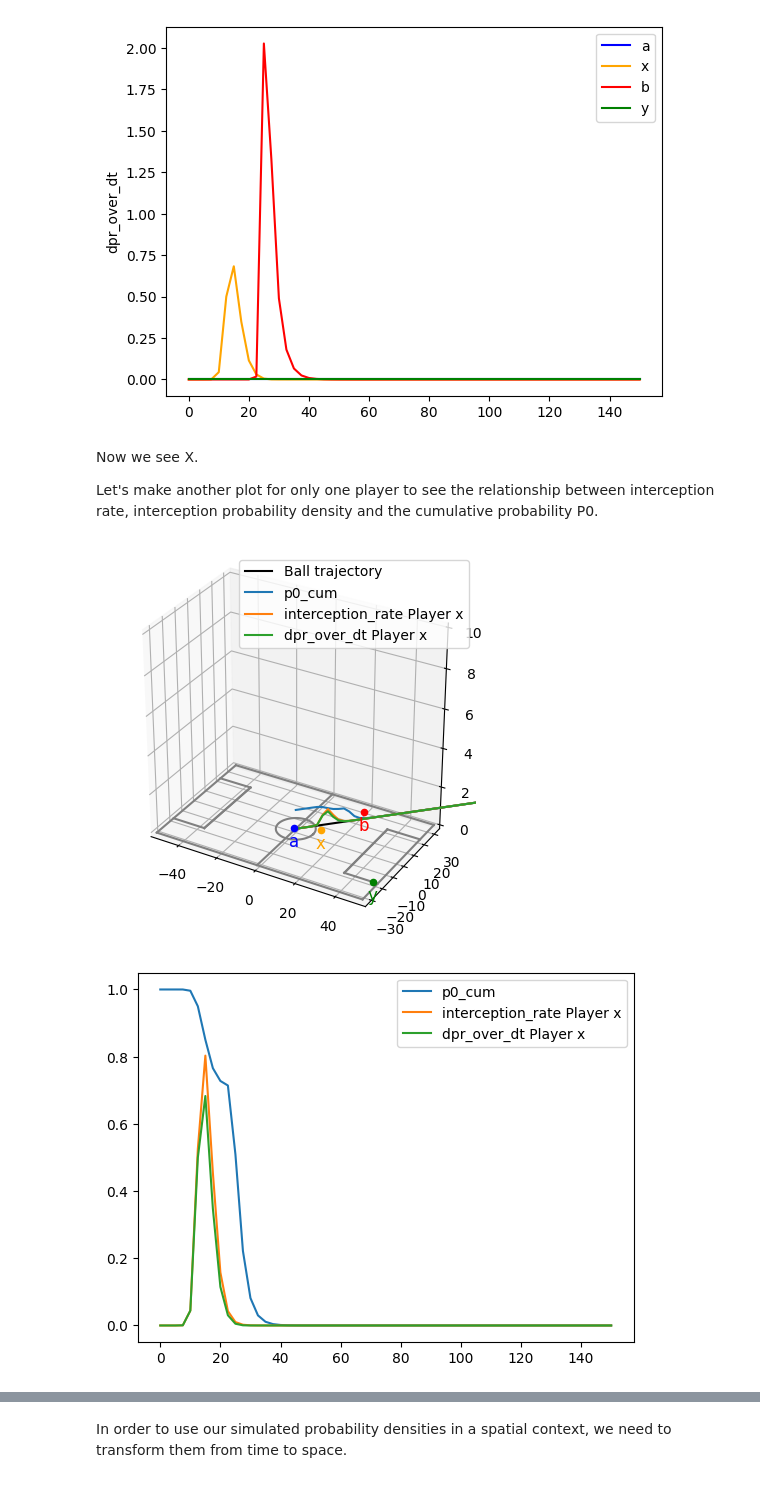
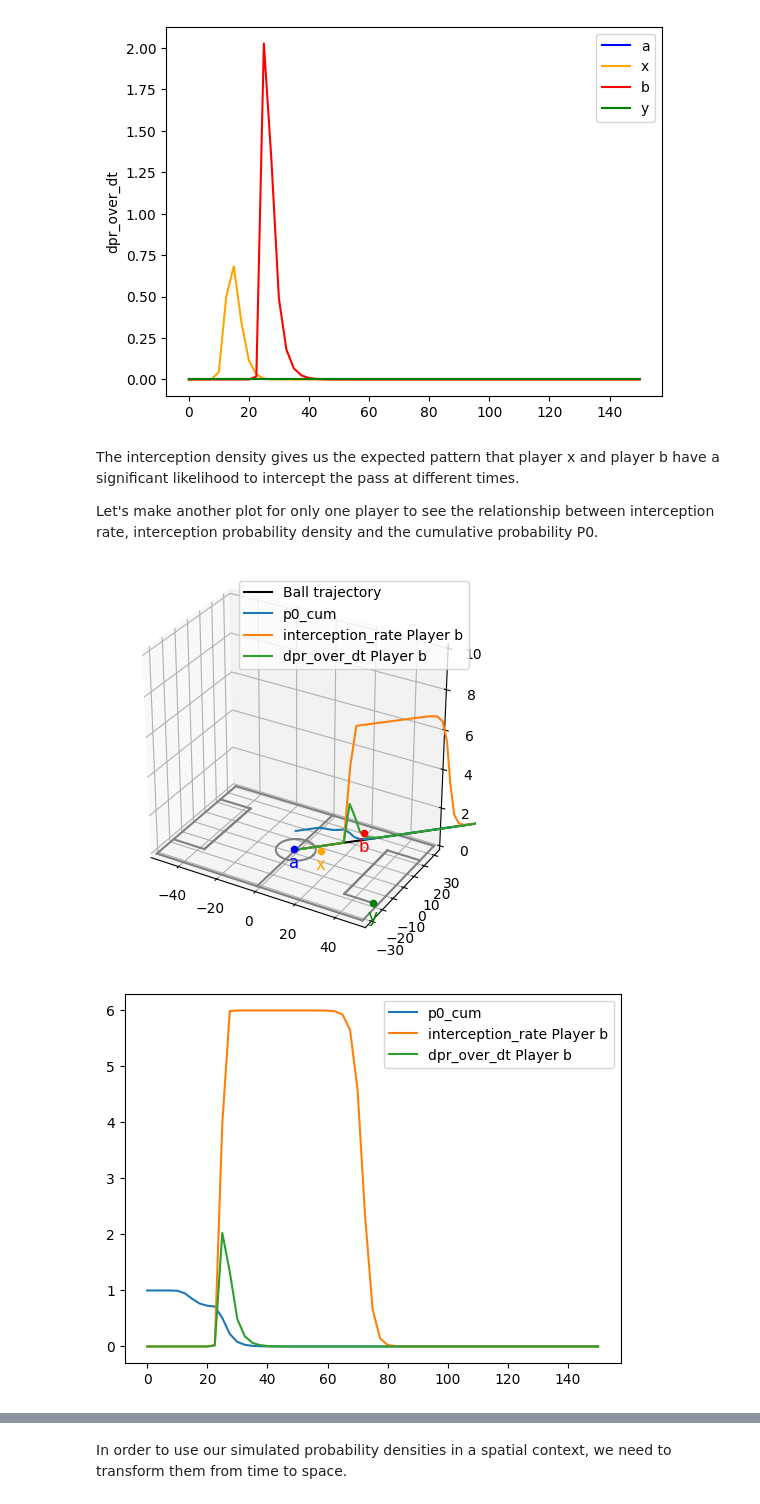
Before and after one commit to maxhartmann1/def-accessible-space, a Jupyter notebook: accessible_space/apps/demo.ipynb, the cells around one changed output, grey strips where cells are left out. Cells and saved outputs as stored; diff of their text form; code cells hidden in the pictures.

```diff
--- a/accessible_space/apps/demo.ipynb
+++ b/accessible_space/apps/demo.ipynb
@@ -300,15 +334,15 @@ Now we are ready to calculate the intereption rates. Inserting the time differen
 # %%
+# Define model parameters b0 and b1 for the sigmoid function
 b0 = 0
 b1 = -15
+alpha = 6
 
-simulated_probability = sigmoid(b0 + b1 * (TTA_PLAYERS - T_BALL_SIM[np.newaxis, :]))  # P x T, TODO check plus minus
-# simulated_probability = efficient_sigmoid(b0 + b1 * (TTA_PLAYERS - T_BALL_SIM[np.newaxis, :]))
-simulated_probability = np.nan_to_num(simulated_probability, nan=0)  # P x T
-DT = T_BALL_SIM[1] - T_BALL_SIM[0]  # This only works because we use constant speed for the ball trajectory
-print("DT", DT)
-interception_rate = simulated_probability / DT  # P x T
+# Calculate interception rate from ball and player arrival times
+interception_rate = alpha * sigmoid(b0 + b1 * (TTA_PLAYERS - T_BALL_SIM[np.newaxis, :]))  # P x T
+# interception_rate = alpha * efficient_sigmoid(b0 + b1 * (TTA_PLAYERS - T_BALL_SIM[np.newaxis, :]))
+interception_rate = np.nan_to_num(interception_rate, nan=0)  # P x T
 
 figs = double_plot(interception_rate, "Interception rate [1/s]", dz=-0.25)
-figs.plot3d.ax.set_zlim(0, 5)
+figs.plot3d.ax.set_zlim(0, 6)
 plt.show()
 # %% [output]
@@ -356,16 +395,16 @@ plt.show()
 [figure]
 [figure]
 # %% [markdown]
-Now we see X.
+The interception density gives us the expected pattern that player x and player b have a significant likelihood to intercept the pass at different times.
 
 Let's make another plot for only one player to see the relationship between interception rate, interception probability density and the cumulative probability P0.
 # %%
-player_to_plot = "x"
+player_to_plot = "b"
 i_player_to_plot = (players == player_to_plot)
 
 double_plot([p0_cum, interception_rate[i_player_to_plot, :][0], dpr_over_dt[i_player_to_plot, :][0]], "", ["p0_cum", f"interception_rate Player {player_to_plot}", f"dpr_over_dt Player {player_to_plot}"])
 plt.legend()
 plt.show()
 # %% [output]
-[figure, old version]
+[figure, new version]
-[figure, old version]
+[figure, new version]
```
Also changed, not shown: parts of 40 cells of this notebook.
